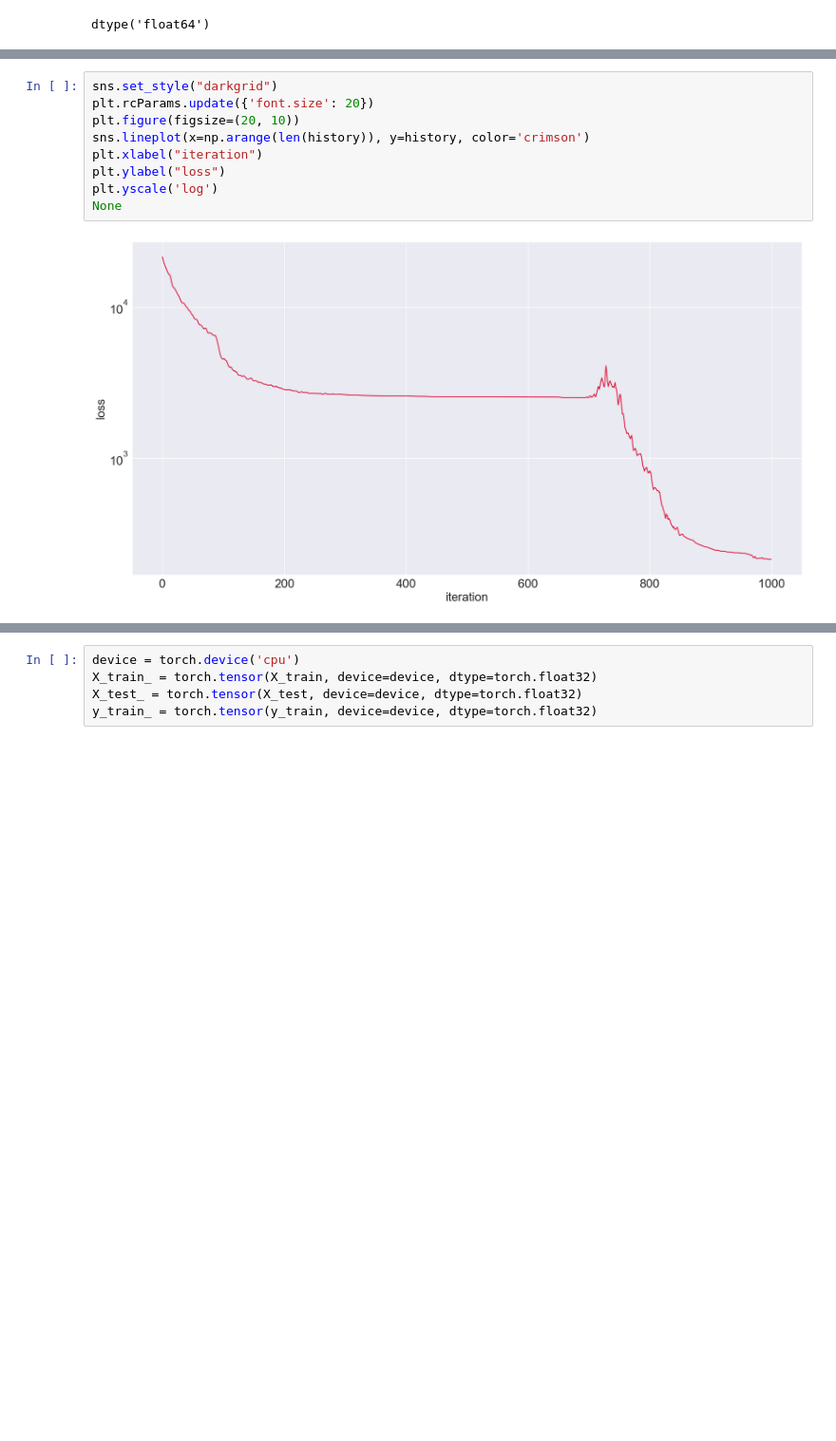
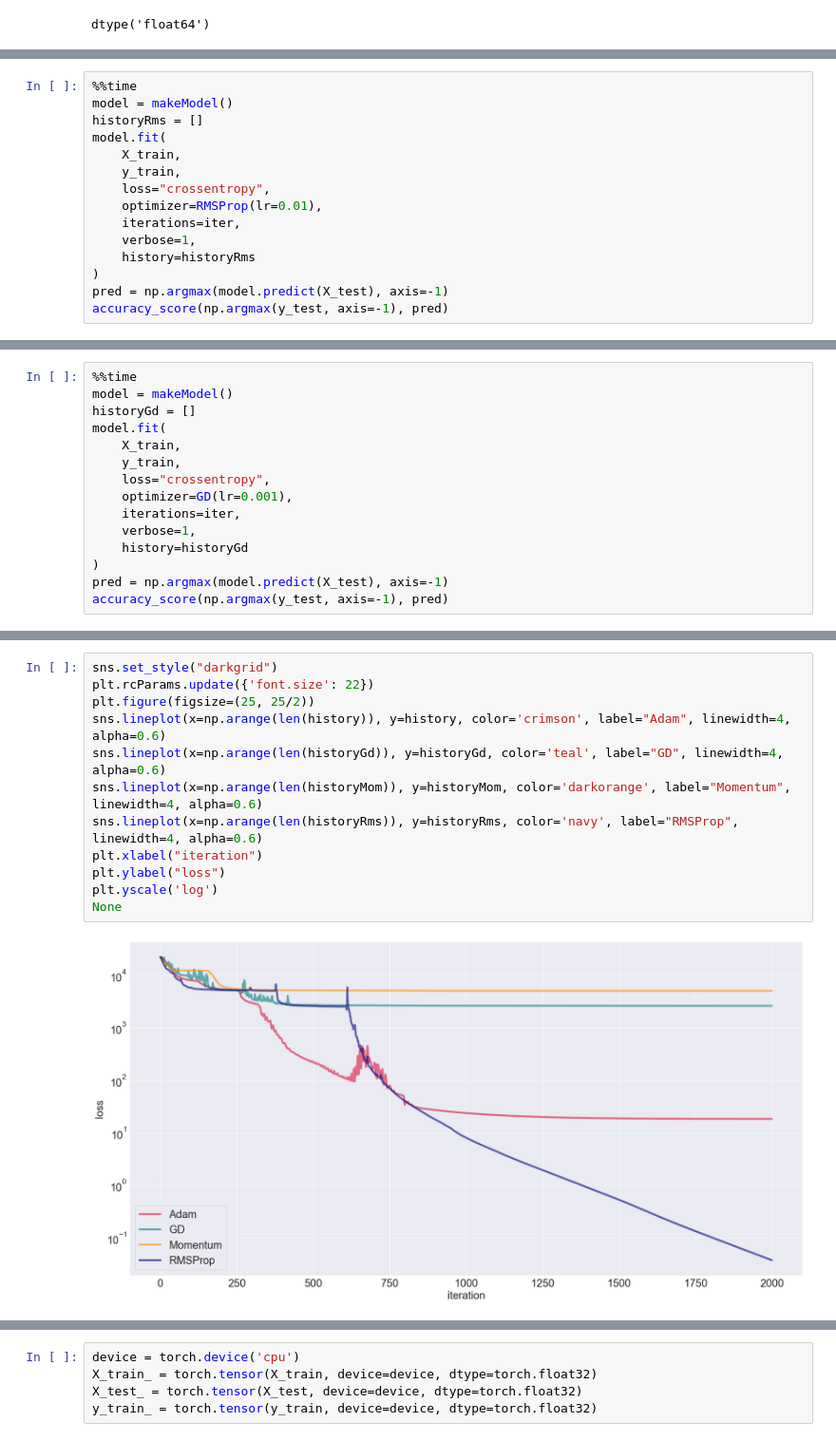
Before and after one commit to AlexRoar/SimpleGrad, a Jupyter notebook: examples/mnist.ipynb, the cells around one changed output, grey strips where cells are left out. Shown at 95% size. Saved outputs shown, nothing was run; the diff lists cells and outputs as text; blank space fills up the shorter version.

```diff
--- a/examples/mnist.ipynb
+++ b/examples/mnist.ipynb
@@ -71,0 +87,15 @@ KeyboardInterrupt:
+# %%
+%%time
+model = makeModel()
+historyRms = []
+model.fit(
+    X_train,
+    y_train,
+    loss="crossentropy",
+    optimizer=RMSProp(lr=0.01),
+    iterations=iter,
+    verbose=1,
+    history=historyRms
+)
+pred = np.argmax(model.predict(X_test), axis=-1)
+accuracy_score(np.argmax(y_test, axis=-1), pred)
@@ -71,0 +106,15 @@ KeyboardInterrupt:
+# %%
+%%time
+model = makeModel()
+historyGd = []
+model.fit(
+    X_train,
+    y_train,
+    loss="crossentropy",
+    optimizer=GD(lr=0.001),
+    iterations=iter,
+    verbose=1,
+    history=historyGd
+)
+pred = np.argmax(model.predict(X_test), axis=-1)
+accuracy_score(np.argmax(y_test, axis=-1), pred)
@@ -72,11 +125,14 @@ KeyboardInterrupt:
 # %%
 sns.set_style("darkgrid")
-plt.rcParams.update({'font.size': 20})
-plt.figure(figsize=(20, 10))
-sns.lineplot(x=np.arange(len(history)), y=history, color='crimson')
+plt.rcParams.update({'font.size': 22})
+plt.figure(figsize=(25, 25/2))
+sns.lineplot(x=np.arange(len(history)), y=history, color='crimson', label="Adam", linewidth=4, alpha=0.6)
+sns.lineplot(x=np.arange(len(historyGd)), y=historyGd, color='teal', label="GD", linewidth=4, alpha=0.6)
+sns.lineplot(x=np.arange(len(historyMom)), y=historyMom, color='darkorange', label="Momentum", linewidth=4, alpha=0.6)
+sns.lineplot(x=np.arange(len(historyRms)), y=historyRms, color='navy', label="RMSProp", linewidth=4, alpha=0.6)
 plt.xlabel("iteration")
 plt.ylabel("loss")
 plt.yscale('log')
 None
 # %% [output]
-[figure, old version]
+[figure, new version]
```
Also changed, not shown: parts of 9 cells of this notebook, 4 other files.
